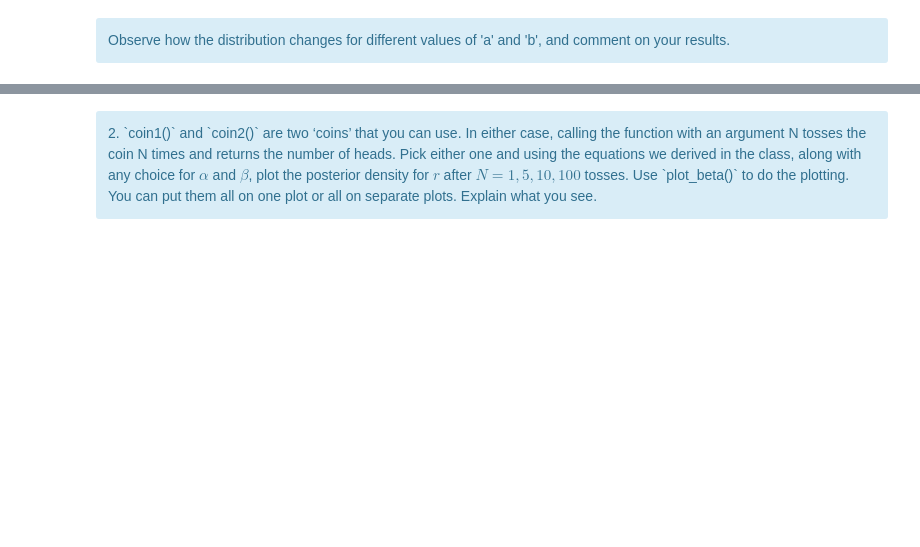
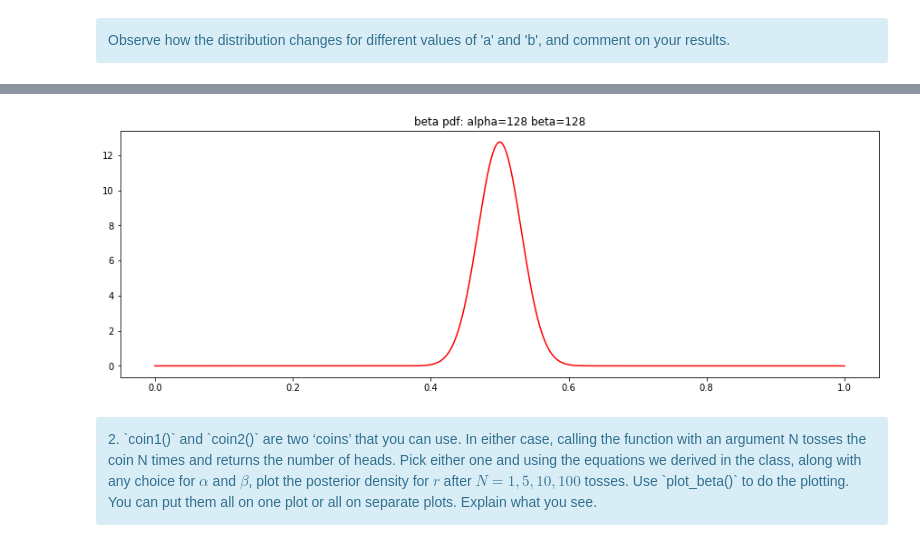
Before and after one commit to claudioscalzo/asi, a Jupyter notebook: linear_regression.ipynb, the cells around one changed output, grey strips where cells are left out. Drawn from its saved outputs; the diff is of its cells as text; code cells hidden in the pictures; blank space fills up the shorter version.

```diff
--- a/linear_regression.ipynb
+++ b/linear_regression.ipynb
@@ -740,3 +746,7 @@ plot_beta( ... ) # TO COMPLETE
+# %%
+plot_beta(a=128, b=128) # TO COMPLETE
+# %% [output]
+[figure, added]
 # %% [markdown]
 <div class="alert alert-info">
 2. `coin1()` and `coin2()` are two ‘coins’ that you can use. In either case, calling the function with an argument N tosses the coin N times and returns the number of heads. Pick either one and using the equations we derived in the class, along with any choice for $\alpha$ and $\beta$, plot the posterior density for $r$ after $N = 1, 5, 10, 100$ tosses. Use `plot_beta()` to do the plotting. You can put them all on one plot or all on separate plots. Explain what you see.
```
Also changed, not shown: parts of 24 cells of this notebook.
